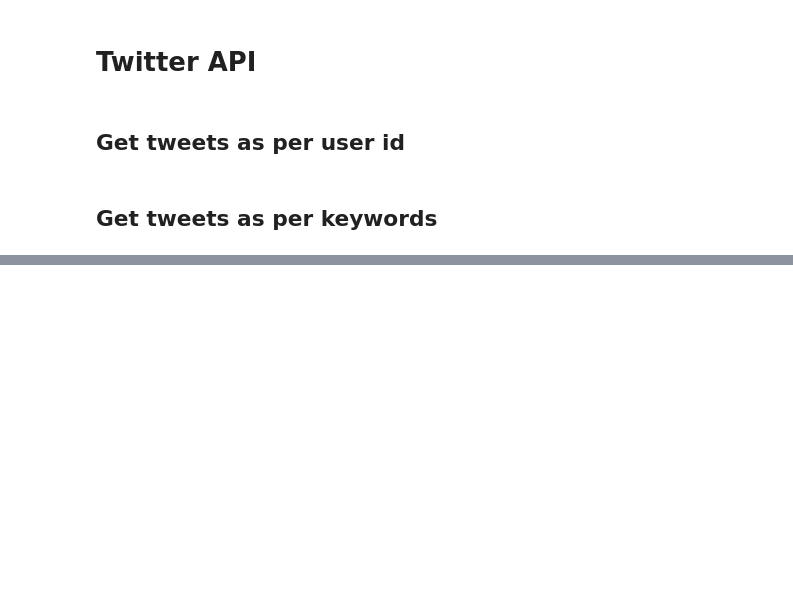
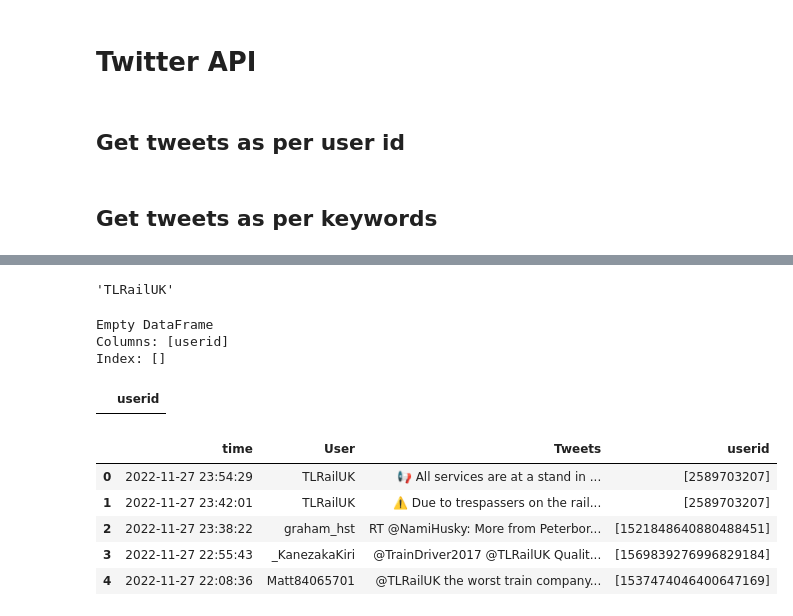
Before and after one commit to Himanshu-Dharma/Elon_bots_sentiment_analysis, a Jupyter notebook: Twitter_sentiment.ipynb, the cells around one changed output, grey strips where cells are left out. Cells and saved outputs as stored; diff of their text form; code cells hidden in the pictures; blank space fills up the shorter version.

```diff
--- a/Twitter_sentiment.ipynb
+++ b/Twitter_sentiment.ipynb
@@ -306,0 +307,2 @@ please enter date2022-11-26
+# %%
+end_date = input('please enter date')
@@ -307,10 +311,11 @@ please enter date2022-11-26
 # %%
 keywords = ["#thameslink","#TLUpdates","@gtrailuk", "@TLRailUK","Govia Thameslink Railway", "Govia Thameslink",
 "GTR thameslink", "thameslink", "TLRailUK"]
-limit = 500
+limit = 10
 
 for word in keywords:
-  tweets = tweepy.Cursor(api.search, q=word,  tweet_fields=['created_at'], since=date, count=200, tweet_mode='extended').items(limit)
+  tweets = tweepy.Cursor(api.search, q=word,  tweet_fields=['created_at'], since=start_date, until=end_date,
+                         count=500, tweet_mode='extended').items(limit)
   #tweepy.Cursor is used to bypass the api's returning limit of 200 tweets
   #api will truncate the tweets and we will only get 140 characters from each tweet, if the tweet mode is not set to truncated
 
@@ -320,7 +325,7 @@ data = []
 
 
 for tweet in tweets:
-  data.append([tweet.created_at, tweet.user.screen_name, tweet.full_text])
+  data.append([tweet.created_at, tweet.user.screen_name, tweet.full_text,])
 
 df_keywrods = pd.DataFrame(data, columns=columns)
 print(df_keywrods)
@@ -345 +352,27 @@ print(df_keywrods)
+# %%
+df_keywrods['User'][1]
+# %% [output]
+'TLRailUK'
+# %%
+id_data = []
+column = ['userid']
+
+for i in range(len(df_keywrods['User'])):
+  user_id = api.get_user(screen_name = df_keywrods['User'][i])
+  #ID = user_id.id_str
+  #id_data.append([ID])
+
+for ids in id_data:
+  id_data.append([user_id.id_str])
+
+df_ida= pd.DataFrame(id_data, columns=column)
+print(df_ida)
+# %% [output]
+Empty DataFrame
+Columns: [userid]
+Index: []
+# %%
+df_ida
+# %% [output]
+|  | userid |
 # %%
@@ -346,0 +380,11 @@ df_keywrods.to_csv(f'{date}_tweets_output.csv', index=False)
+# %%
+df_keywrods['userid'] = id_data
+# %%
+df_keywrods.head(5)
+# %% [output]
+|  | time | User | Tweets | userid |
+| 0 | 2022-11-27 23:54:29 | TLRailUK | 📢 All services are at a stand in ... | [2589703207] |
+| 1 | 2022-11-27 23:42:01 | TLRailUK | ⚠️ Due to trespassers on the rail... | [2589703207] |
+| 2 | 2022-11-27 23:38:22 | graham_hst | RT @NamiHusky: More from Peterbor... | [1521848640880488451] |
+| 3 | 2022-11-27 22:55:43 | _KanezakaKiri | @TrainDriver2017 @TLRailUK Qualit... | [1569839276996829184] |
+| 4 | 2022-11-27 22:08:36 | Matt84065701 | @TLRailUK the worst train company... | [1537474046400647169] |
```
Also changed, not shown: parts of 5 cells of this notebook.
